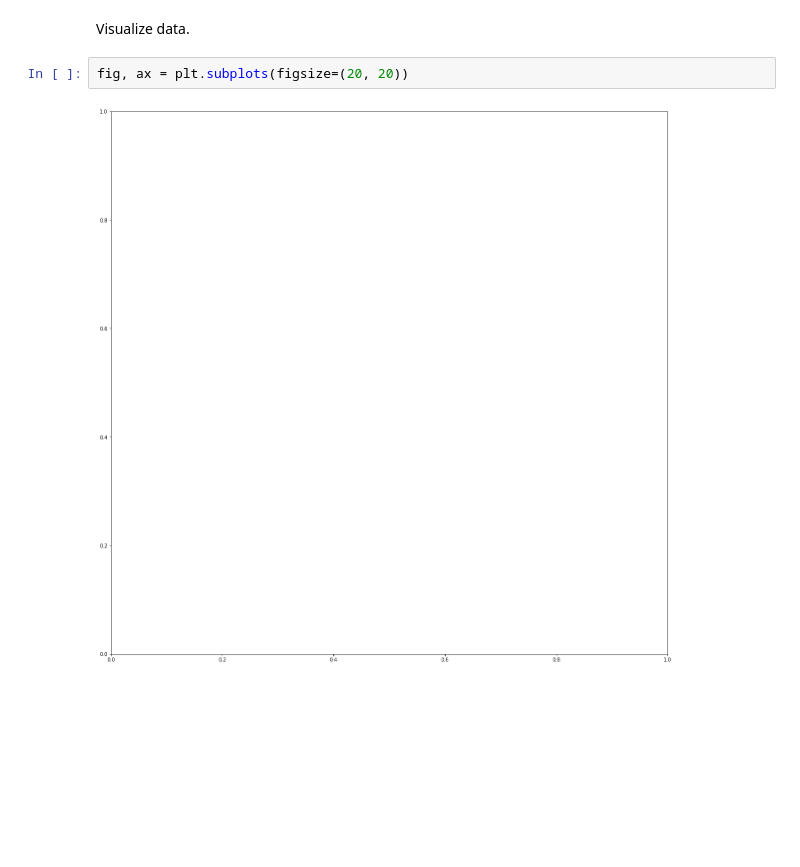
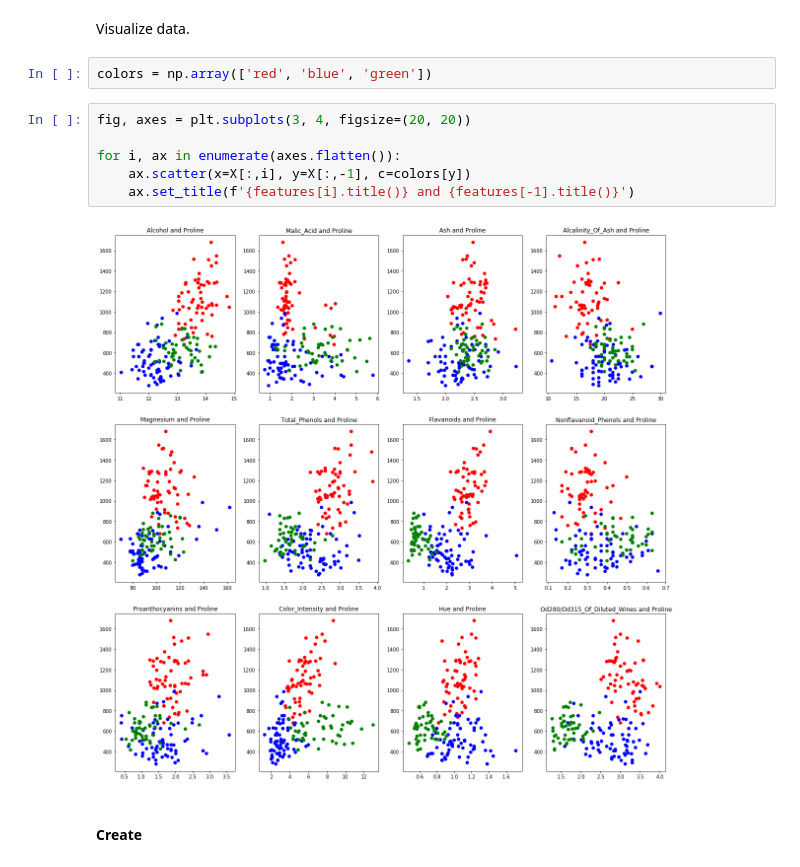
Before and after one commit to gabastil/nlp-study, a Jupyter notebook: tensorflow/TensorFlow.ipynb, the cells around one changed output. Saved outputs shown, nothing was run; the diff lists cells and outputs as text; blank space fills up the shorter version.

```diff
--- a/tensorflow/TensorFlow.ipynb
+++ b/tensorflow/TensorFlow.ipynb
@@ -63,6 +45,14 @@ ImportError: cannot import name 'is_url' from 'pandas.io.common' (C:\ProgramData
 # %% [markdown]
 Visualize data.
-# %%
-fig, ax = plt.subplots(figsize=(20, 20))
-# %% [output]
-[figure, removed]
+# %%
+colors = np.array(['red', 'blue', 'green'])
+# %%
+fig, axes = plt.subplots(3, 4, figsize=(20, 20))
+
+for i, ax in enumerate(axes.flatten()):
+    ax.scatter(x=X[:,i], y=X[:,-1], c=colors[y])
+    ax.set_title(f'{features[i].title()} and {features[-1].title()}')
+# %% [output]
+[figure, added]
+# %% [markdown]
+#### Create
```
Also changed, not shown: parts of 7 cells of this notebook, 2 other files.
